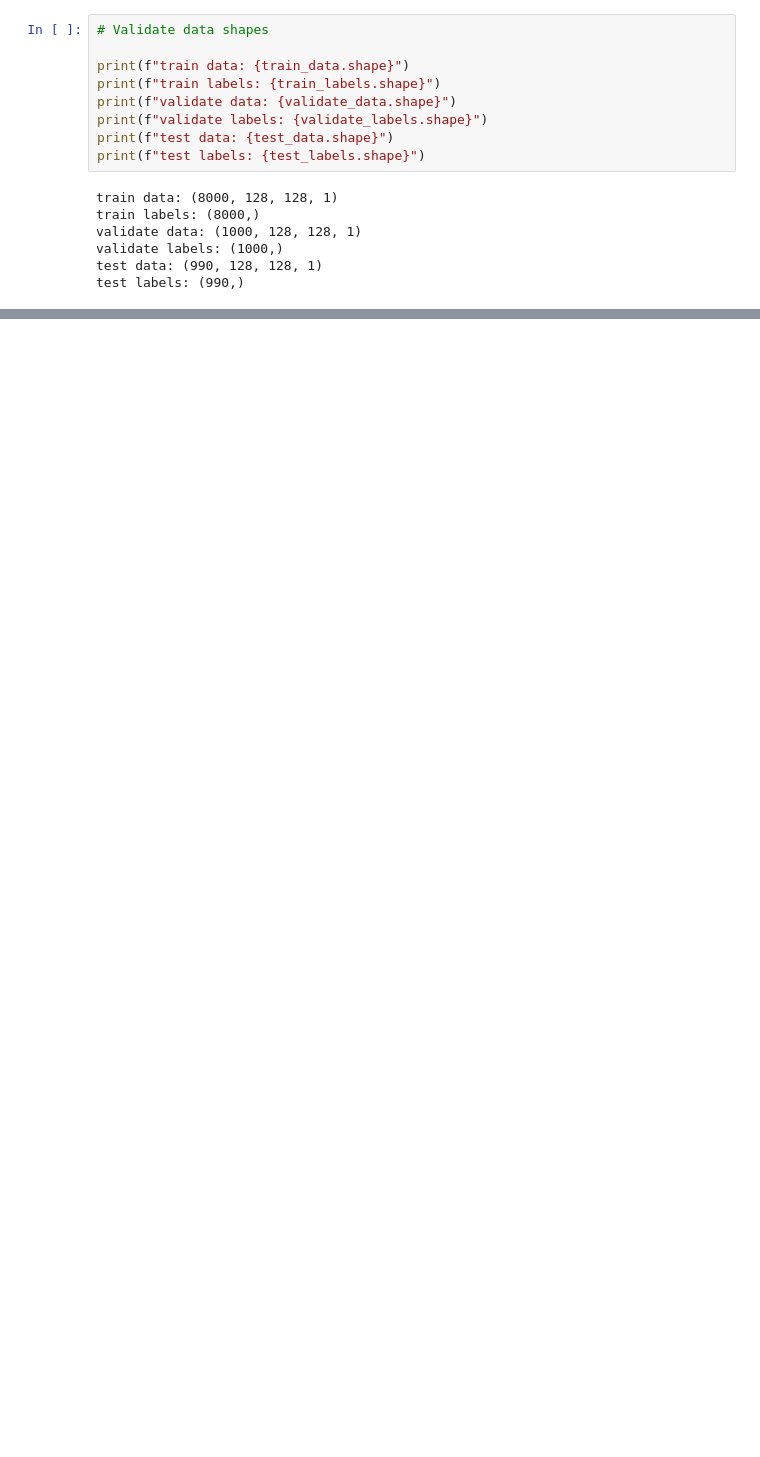
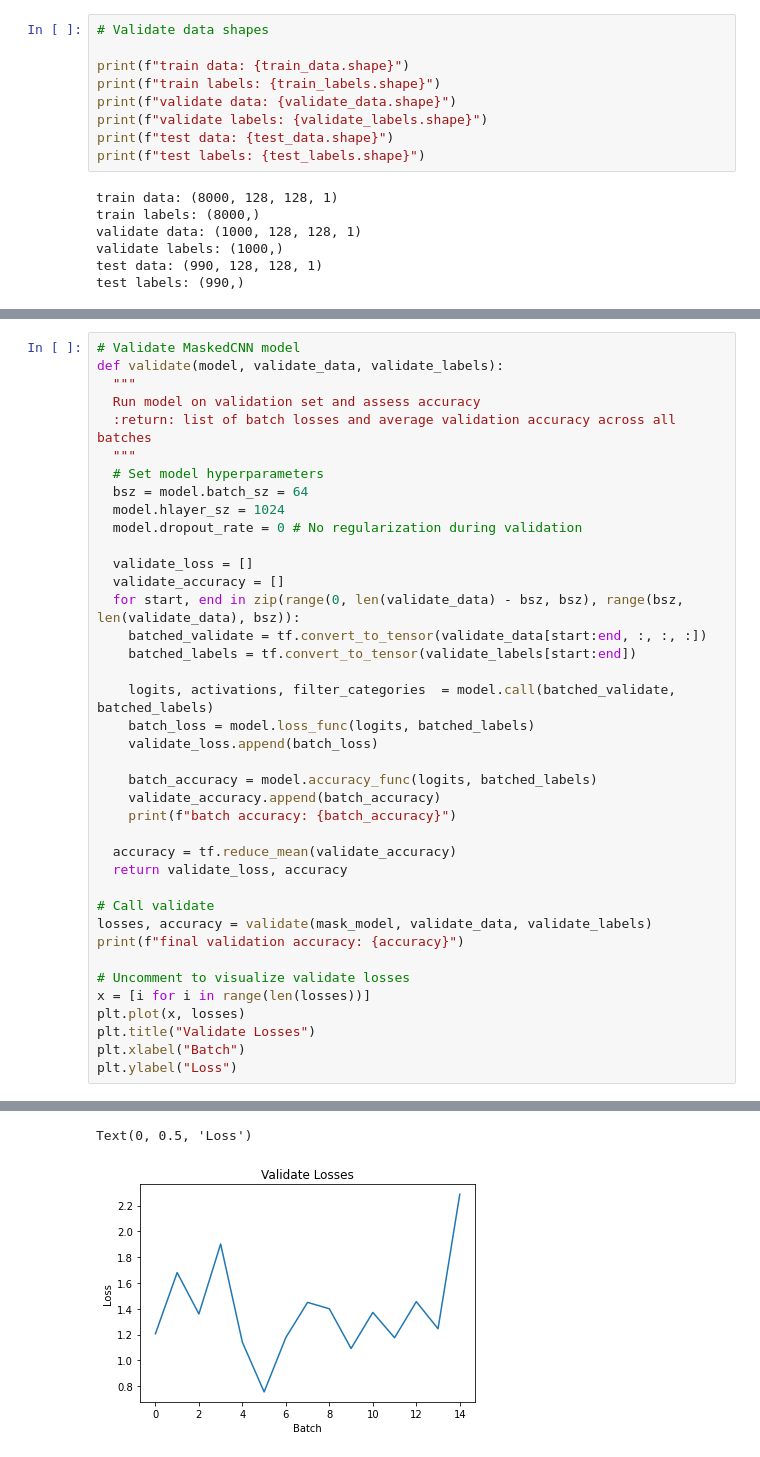
Before and after one commit to guoclara/the-sound-of-music, a Jupyter notebook: scripts/final_project.ipynb, the cells around one changed output, grey strips where cells are left out. Drawn from its saved outputs; the diff is of its cells as text; blank space fills up the shorter version.

```diff
--- a/scripts/final_project.ipynb
+++ b/scripts/final_project.ipynb
@@ -374,0 +475,40 @@ TypeError: ignored
+# %%
+# Validate MaskedCNN model
+def validate(model, validate_data, validate_labels):
+  """
+  Run model on validation set and assess accuracy
+  :return: list of batch losses and average validation accuracy across all batches
+  """
+  # Set model hyperparameters
+  bsz = model.batch_sz = 64
+  model.hlayer_sz = 1024
+  model.dropout_rate = 0 # No regularization during validation
+
+  validate_loss = []
+  validate_accuracy = []
+  for start, end in zip(range(0, len(validate_data) - bsz, bsz), range(bsz, len(validate_data), bsz)):
+    batched_validate = tf.convert_to_tensor(validate_data[start:end, :, :, :])
+    batched_labels = tf.convert_to_tensor(validate_labels[start:end])
+
+    logits, activations, filter_categories  = model.call(batched_validate, batched_labels)
+    batch_loss = model.loss_func(logits, batched_labels)
+    validate_loss.append(batch_loss)
+
+    batch_accuracy = model.accuracy_func(logits, batched_labels)
+    validate_accuracy.append(batch_accuracy)
+    print(f"batch accuracy: {batch_accuracy}")
+
+  accuracy = tf.reduce_mean(validate_accuracy)
+  return validate_loss, accuracy
+
+# Call validate
+losses, accuracy = validate(mask_model, validate_data, validate_labels)
+print(f"final validation accuracy: {accuracy}")
+
+# Uncomment to visualize validate losses
+x = [i for i in range(len(losses))]
+plt.plot(x, losses)
+plt.title("Validate Losses")
+plt.xlabel("Batch")
+plt.ylabel("Loss")
+# %% [output]
@@ -374,0 +532,2 @@ TypeError: ignored
+Text(0, 0.5, 'Loss')
+[figure, added]
```
Also changed, not shown: parts of 40 cells of this notebook.
